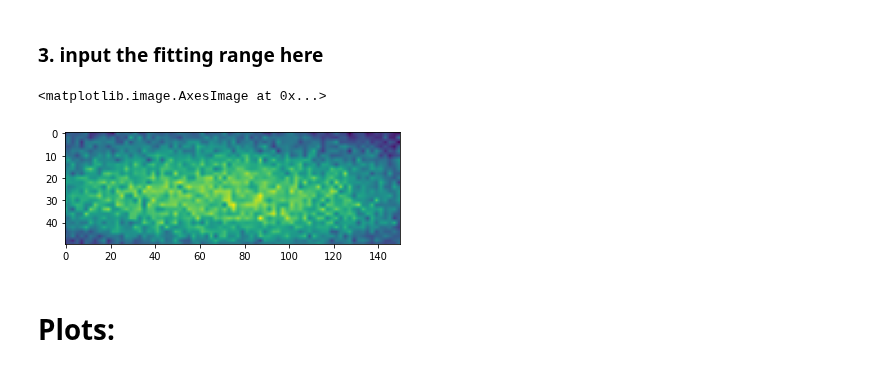
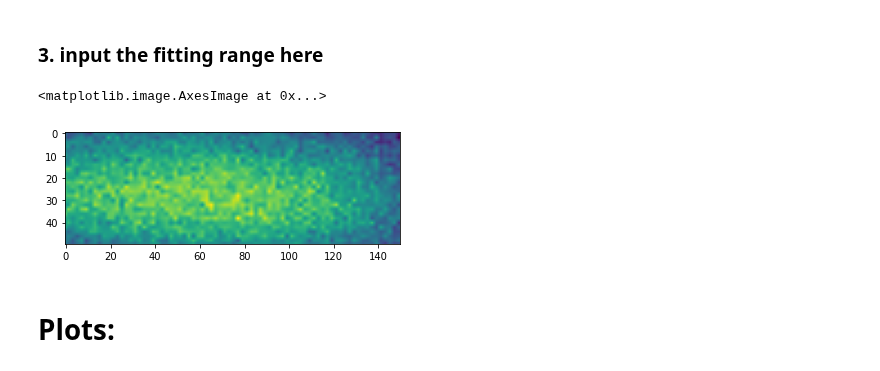
Before and after one commit to JoanneCETsai/Temperature_Calibration, a Jupyter notebook: code/0130_main.ipynb, the cells around one changed output. Drawn from its saved outputs; the diff is of its cells as text; code cells hidden in the pictures.

```diff
--- a/code/0130_main.ipynb
+++ b/code/0130_main.ipynb
@@ -107,15 +107,15 @@ plt.show()
 # %%
 X_left_boundry = 185
 X_right_boundry = 235
-Y_left_boundry = 345
-Y_right_boundry = 495
+Y_left_boundry = 355
+Y_right_boundry = 505
 zoomin = get_bright(whole)
 b_zoomin = get_bright(b_whole)
 needed = zoomin - b_zoomin
 plt.imshow(needed)
 # %% [output]
 <matplotlib.image.AxesImage at 0x...>
-[figure, old version]
+[figure, new version]
 # %% [markdown]
 # Plots:
 # %%
```
Also changed, not shown: parts of 6 cells of this notebook.
